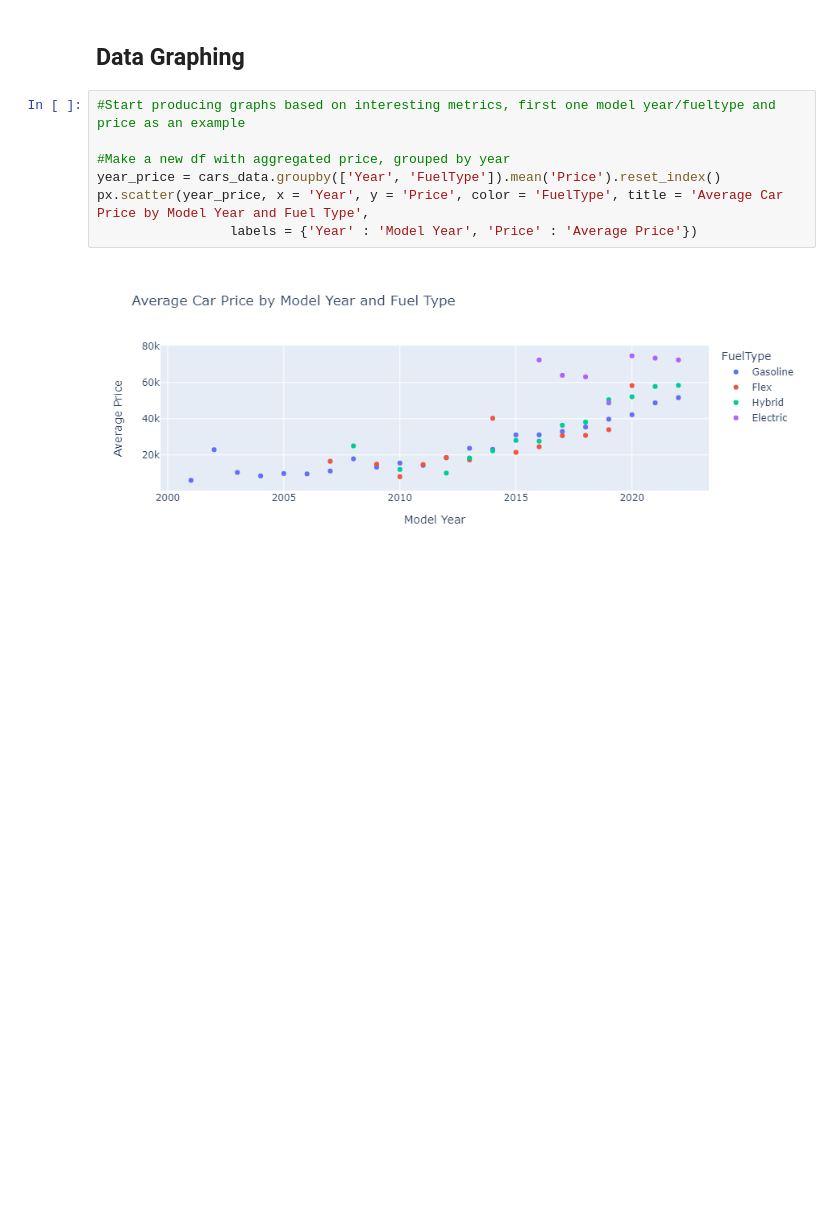
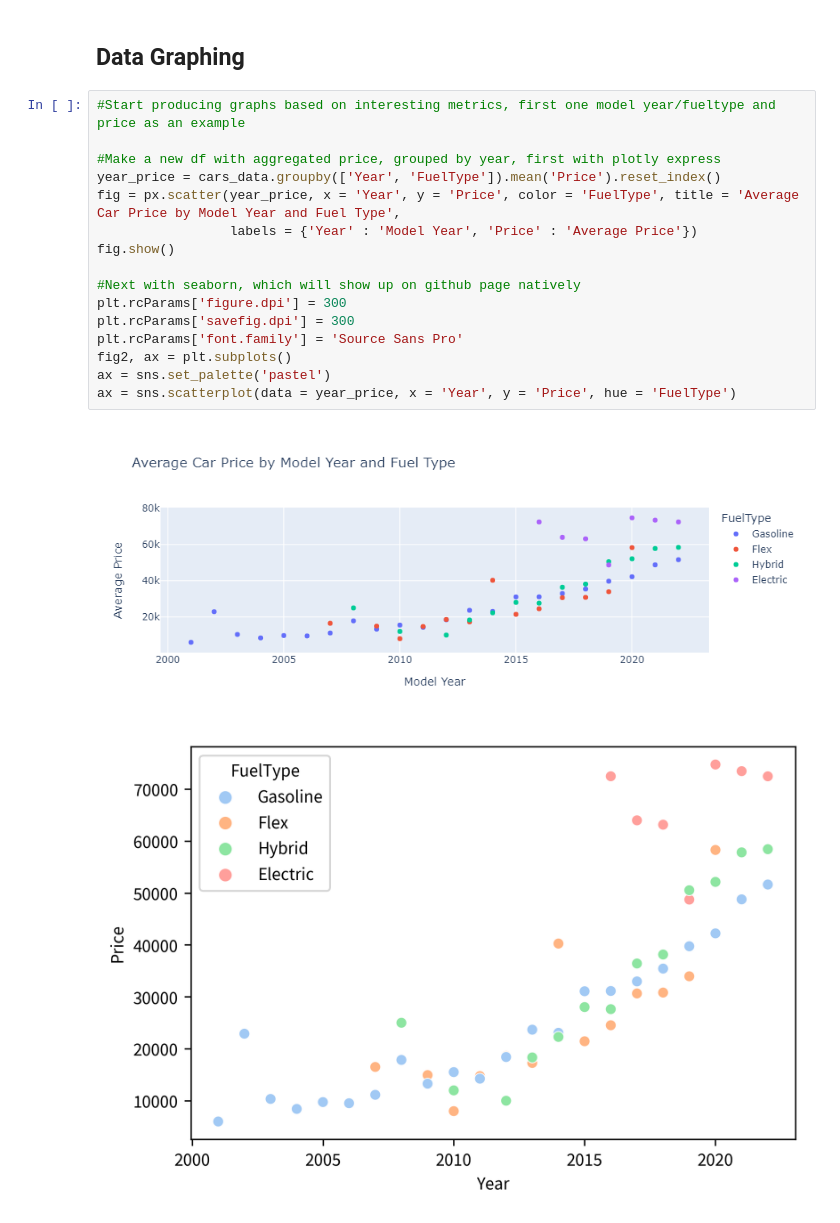
Before and after one commit to mpicard27/Picard-Portfolio-Project, a Jupyter notebook: Used_Car_Analysis.ipynb, the cells around one changed output. Saved outputs shown, nothing was run; the diff lists cells and outputs as text; blank space fills up the shorter version.

Commit message:
added seaborn chart

```diff
--- a/Used_Car_Analysis.ipynb
+++ b/Used_Car_Analysis.ipynb
@@ -246,9 +246,19 @@ print(cars_data['Model'].unique())
 # %%
 #Start producing graphs based on interesting metrics, first one model year/fueltype and price as an example
 
-#Make a new df with aggregated price, grouped by year
+#Make a new df with aggregated price, grouped by year, first with plotly express
 year_price = cars_data.groupby(['Year', 'FuelType']).mean('Price').reset_index()
-px.scatter(year_price, x = 'Year', y = 'Price', color = 'FuelType', title = 'Average Car Price by Model Year and Fuel Type',
+fig = px.scatter(year_price, x = 'Year', y = 'Price', color = 'FuelType', title = 'Average Car Price by Model Year and Fuel Type',
                  labels = {'Year' : 'Model Year', 'Price' : 'Average Price'})
+fig.show()
+
+#Next with seaborn, which will show up on github page natively
+plt.rcParams['figure.dpi'] = 300
+plt.rcParams['savefig.dpi'] = 300
+plt.rcParams['font.family'] = 'Source Sans Pro'
+fig2, ax = plt.subplots()
+ax = sns.set_palette('pastel')
+ax = sns.scatterplot(data = year_price, x = 'Year', y = 'Price', hue = 'FuelType')
 # %% [output]
 [figure]
+[figure, added]
```
Also changed, not shown: parts of 1 cell of this notebook.
